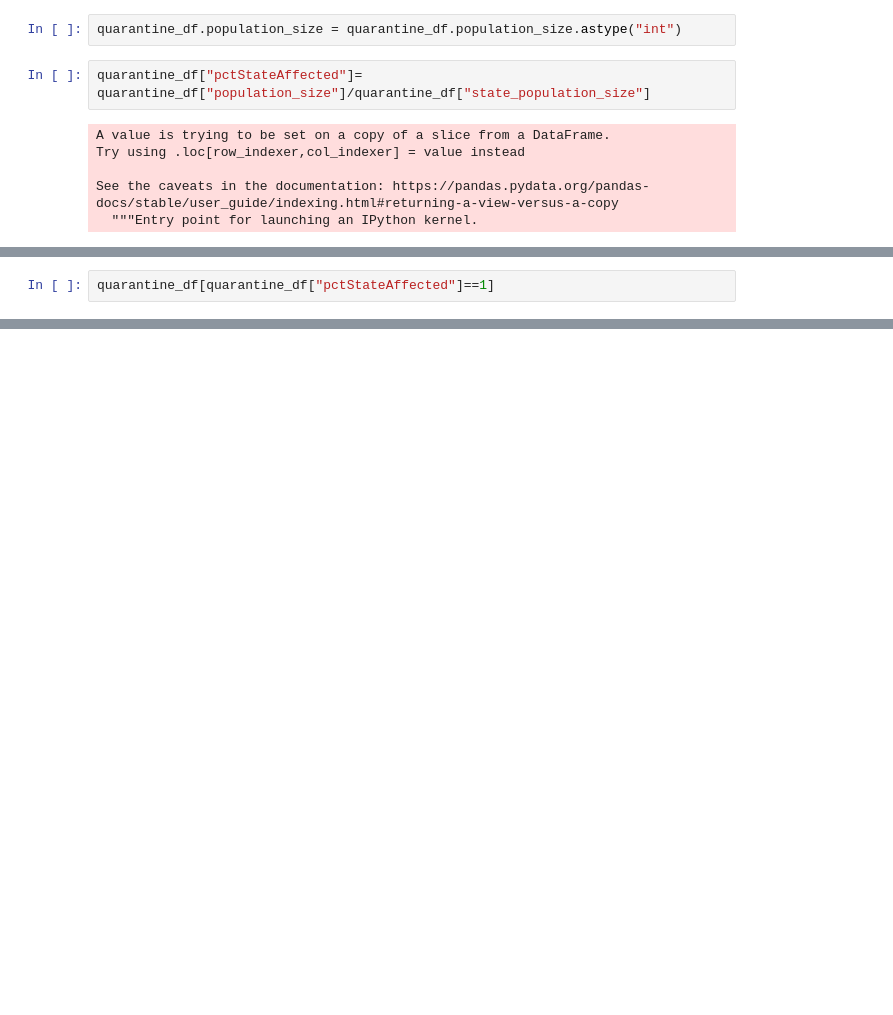
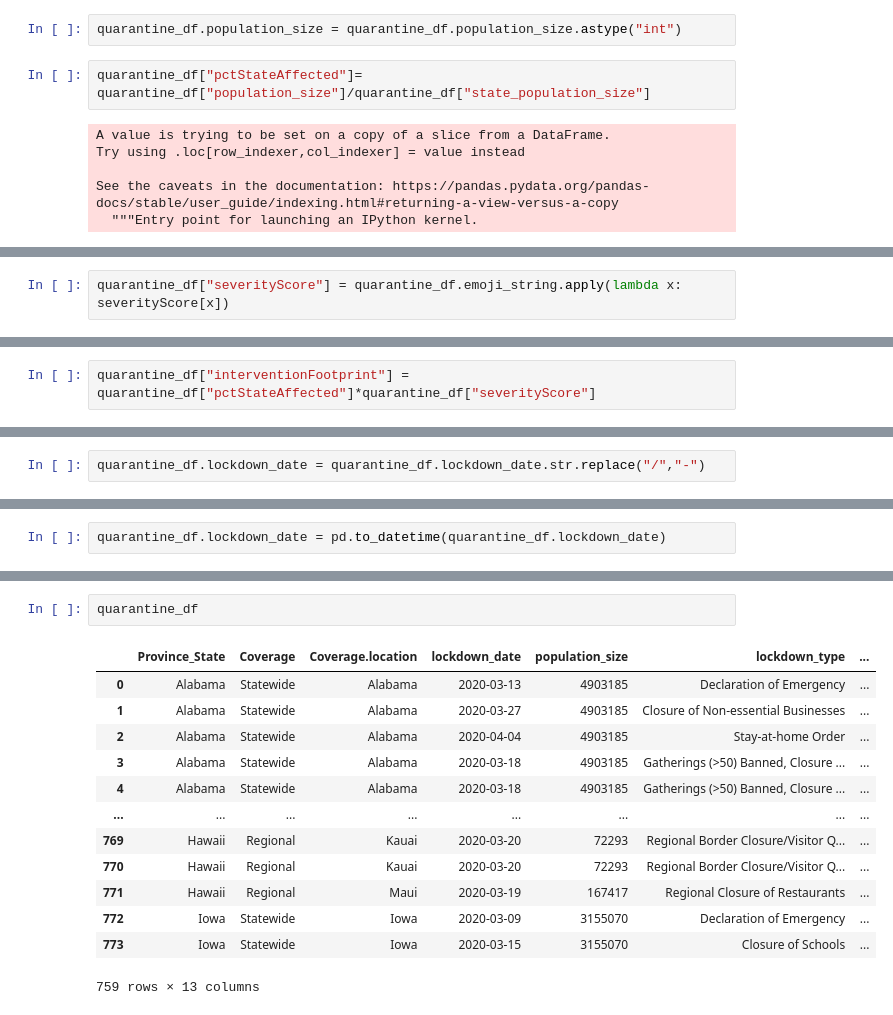
Before and after one commit to covidvis/covid19-vis, a Jupyter notebook: notebooks/Intervention Footprint Trajectory.ipynb, the cells around one changed output, grey strips where cells are left out. Cells and saved outputs as stored; diff of their text form; blank space fills up the shorter version.

```diff
--- a/notebooks/Intervention Footprint Trajectory.ipynb
+++ b/notebooks/Intervention Footprint Trajectory.ipynb
@@ -115,0 +129,2 @@ See the caveats in the documentation: https://pandas.pydata.org/pandas-docs/stab
+# %%
+quarantine_df["severityScore"] = quarantine_df.emoji_string.apply(lambda x: severityScore[x])
@@ -116,3 +137,3 @@ See the caveats in the documentation: https://pandas.pydata.org/pandas-docs/stab
 # %%
-quarantine_df[quarantine_df["pctStateAffected"]==1]
+quarantine_df["interventionFootprint"] = quarantine_df["pctStateAffected"]*quarantine_df["severityScore"]
 # %% [output]
@@ -119,0 +145,2 @@ quarantine_df[quarantine_df["pctStateAffected"]==1]
+# %%
+quarantine_df.lockdown_date = quarantine_df.lockdown_date.str.replace("/","-")
@@ -119,0 +174,2 @@ quarantine_df[quarantine_df["pctStateAffected"]==1]
+# %%
+quarantine_df.lockdown_date = pd.to_datetime(quarantine_df.lockdown_date)
@@ -119,0 +279,16 @@ quarantine_df[quarantine_df["pctStateAffected"]==1]
+# %%
+quarantine_df
+# %% [output]
+|  | Province_State | Coverage | Coverage.location | lockdown_date | population_size | lockdown_type | ... |
+| 0 | Alabama | Statewide | Alabama | 2020-03-13 | 4903185 | Declaration of Emergency | ... |
+| 1 | Alabama | Statewide | Alabama | 2020-03-27 | 4903185 | Closure of Non-essential Businesses | ... |
+| 2 | Alabama | Statewide | Alabama | 2020-04-04 | 4903185 | Stay-at-home Order | ... |
+| 3 | Alabama | Statewide | Alabama | 2020-03-18 | 4903185 | Gatherings (>50) Banned, Closure ... | ... |
+| 4 | Alabama | Statewide | Alabama | 2020-03-18 | 4903185 | Gatherings (>50) Banned, Closure ... | ... |
+| ... | ... | ... | ... | ... | ... | ... | ... |
+| 769 | Hawaii | Regional | Kauai | 2020-03-20 | 72293 | Regional Border Closure/Visitor Q... | ... |
+| 770 | Hawaii | Regional | Kauai | 2020-03-20 | 72293 | Regional Border Closure/Visitor Q... | ... |
+| 771 | Hawaii | Regional | Maui | 2020-03-19 | 167417 | Regional Closure of Restaurants | ... |
+| 772 | Iowa | Statewide | Iowa | 2020-03-09 | 3155070 | Declaration of Emergency | ... |
+| 773 | Iowa | Statewide | Iowa | 2020-03-15 | 3155070 | Closure of Schools | ... |
+759 rows × 13 columns
```
Also changed, not shown: parts of 40 cells of this notebook.
